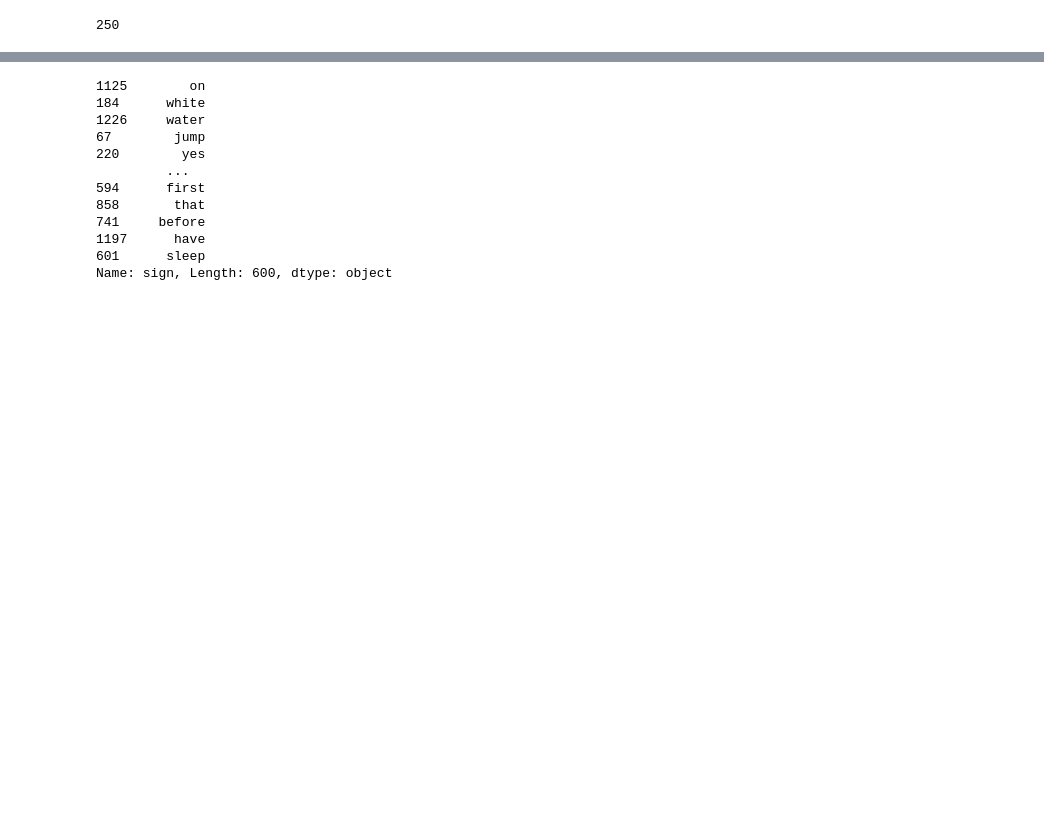
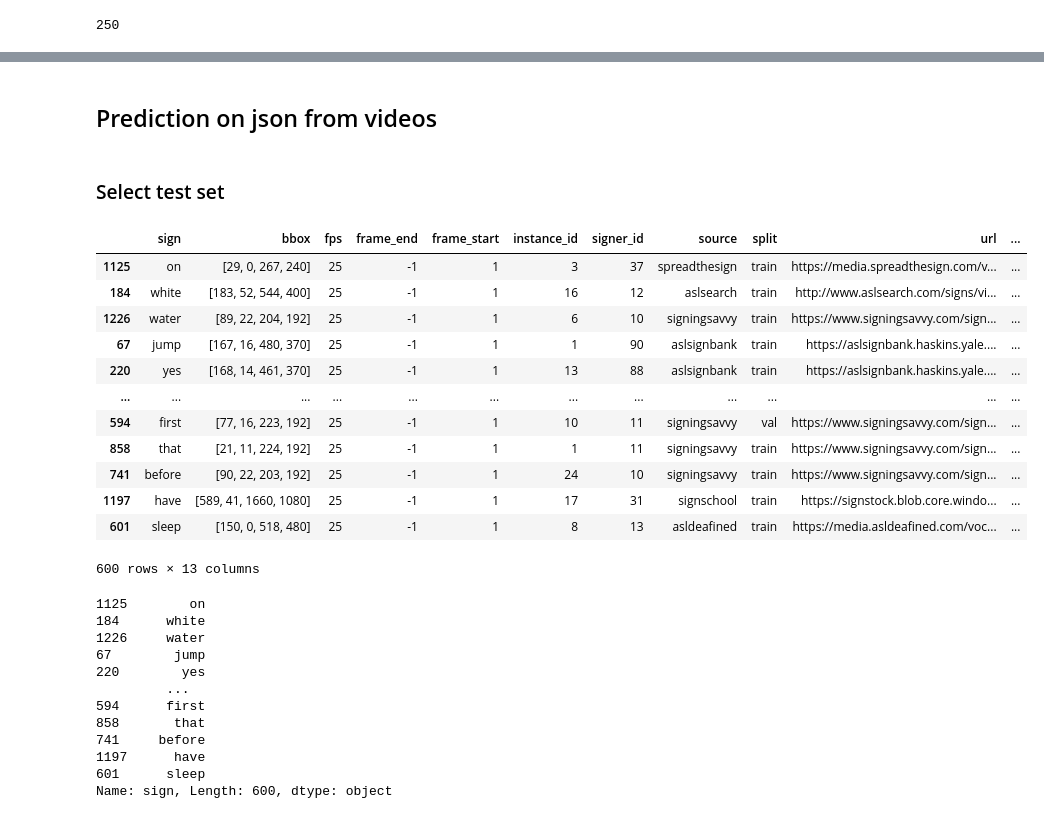
Before and after one commit to benoitfrisque/signlens, a Jupyter notebook: notebooks/Benoit/test_on_videos.ipynb, the cells around one changed output, grey strips where cells are left out. Drawn from its saved outputs; the diff is of its cells as text; code cells hidden in the pictures; blank space fills up the shorter version.

Commit message:
first test on videos

```diff
--- a/notebooks/Benoit/test_on_videos.ipynb
+++ b/notebooks/Benoit/test_on_videos.ipynb
@@ -58,0 +73,4 @@ Name: sign, dtype: object
+# %% [markdown]
+## Prediction on json from videos
+# %% [markdown]
+### Select test set
@@ -59,4 +79,20 @@ Name: sign, dtype: object
 # %%
-# test = videos.sample(n=500, random_state=42)
-test = videos.sample(n=600, random_state=42)
+# test_videos = videos.sample(n=500, random_state=42)
+test_videos = videos.sample(n=600, random_state=42)
+# %%
+test_videos
+# %% [output]
+|  | sign | bbox | fps | frame_end | frame_start | instance_id | signer_id | source | split | url | ... |
+| 1125 | on | [29, 0, 267, 240] | 25 | -1 | 1 | 3 | 37 | spreadthesign | train | https://media.spreadthesign.com/v... | ... |
+| 184 | white | [183, 52, 544, 400] | 25 | -1 | 1 | 16 | 12 | aslsearch | train | http://www.aslsearch.com/signs/vi... | ... |
+| 1226 | water | [89, 22, 204, 192] | 25 | -1 | 1 | 6 | 10 | signingsavvy | train | https://www.signingsavvy.com/sign... | ... |
+| 67 | jump | [167, 16, 480, 370] | 25 | -1 | 1 | 1 | 90 | aslsignbank | train | https://aslsignbank.haskins.yale.... | ... |
+| 220 | yes | [168, 14, 461, 370] | 25 | -1 | 1 | 13 | 88 | aslsignbank | train | https://aslsignbank.haskins.yale.... | ... |
+| ... | ... | ... | ... | ... | ... | ... | ... | ... | ... | ... | ... |
+| 594 | first | [77, 16, 223, 192] | 25 | -1 | 1 | 10 | 11 | signingsavvy | val | https://www.signingsavvy.com/sign... | ... |
+| 858 | that | [21, 11, 224, 192] | 25 | -1 | 1 | 1 | 11 | signingsavvy | train | https://www.signingsavvy.com/sign... | ... |
+| 741 | before | [90, 22, 203, 192] | 25 | -1 | 1 | 24 | 10 | signingsavvy | train | https://www.signingsavvy.com/sign... | ... |
+| 1197 | have | [589, 41, 1660, 1080] | 25 | -1 | 1 | 17 | 31 | signschool | train | https://signstock.blob.core.windo... | ... |
+| 601 | sleep | [150, 0, 518, 480] | 25 | -1 | 1 | 8 | 13 | asldeafined | train | https://media.asldeafined.com/voc... | ... |
+600 rows × 13 columns
 # %%
```
Also changed, not shown: parts of 50 cells of this notebook, 1 other file.
